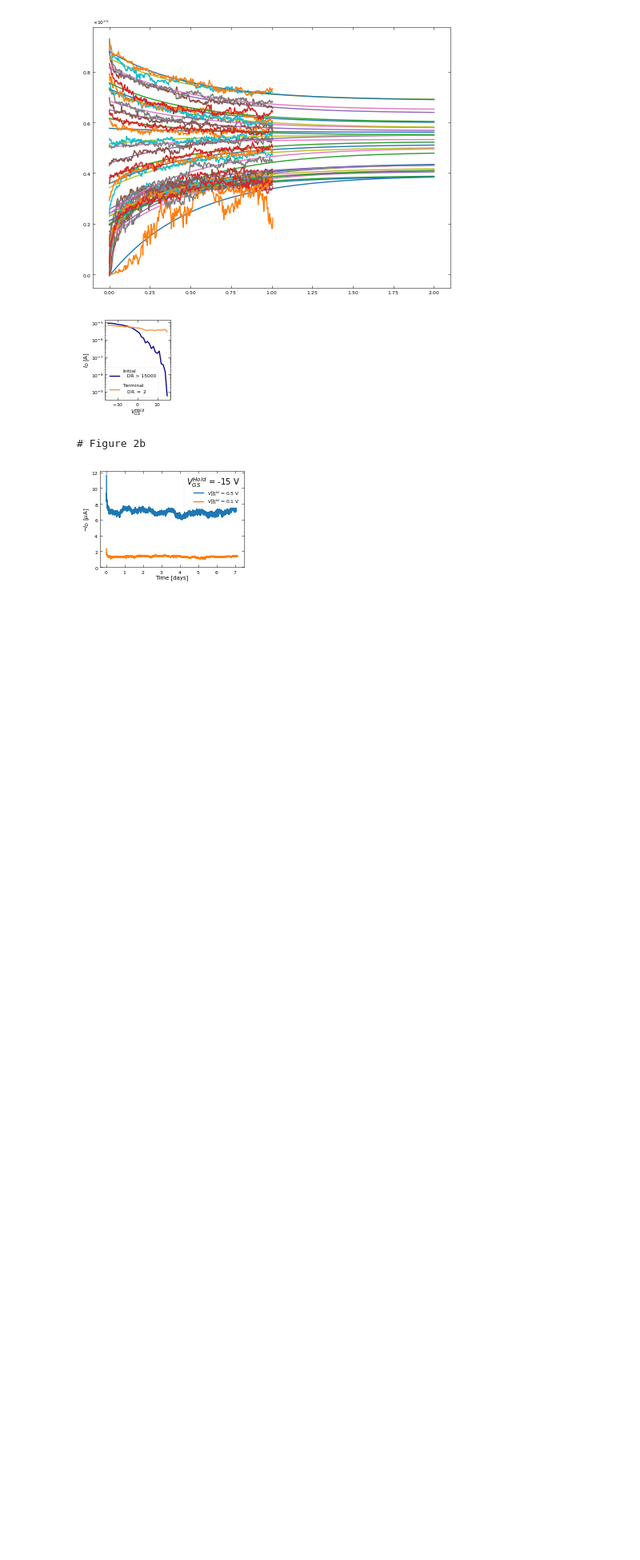
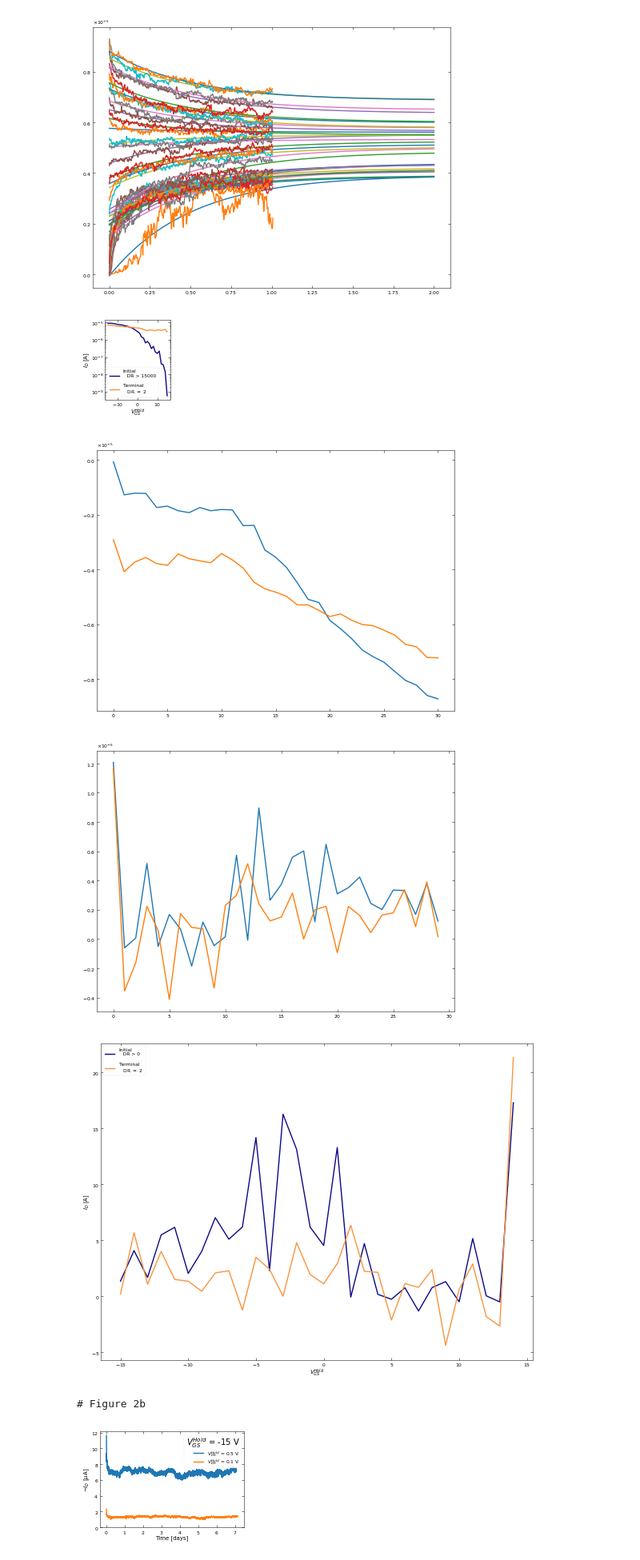
Before and after one commit to stevennoyce/CNT_IV, a Jupyter notebook: b2912a/notebooks/Bias Stress Figures 1.ipynb, the cells around one changed output. Shown at 80% size. Drawn from its saved outputs; the diff is of its cells as text; code cells hidden in the pictures; blank space fills up the shorter version.

```diff
--- a/b2912a/notebooks/Bias Stress Figures 1.ipynb
+++ b/b2912a/notebooks/Bias Stress Figures 1.ipynb
@@ -406,6 +406,60 @@ plt.savefig(saveFolder + '/Figure 5c - Initial and Terminal Responses.png', tran
 plt.show()
 # %% [output]
 [figure]
+# %%
+IdsInitial = []
+IdsFinal = []
+Vgss = []
+IdsigmasInitial = []
+IdsigmasFinal = []
+
+for parameters in parametersSets:
+    Id = np.array(parameters['Results']['id_data'])
+    Vgs = np.array(parameters['Results']['vgs_data'])
+    startIds = Id[0:30]
+    IdsFinal.append(np.median(Id[-100:-1]))
+    startIdsl = np.polyval(np.polyfit(range(len(startIds)), startIds, 2), range(len(startIds)))
+    startIdsml = np.array(startIds) - startIdsl
+#     plt.plot(startIds)
+#     plt.plot(startIdsl)
+#     plt.plot(startIdsml)
+#     plt.show()
+    IdsInitial.append(startIds)
+    IdsigmasInitial.append(np.std(startIdsml))
+    IdsigmasFinal.append(np.std(Id[-100:-1]))
+    Vgss.append(Vgs[0])
+
+IdsInitial = np.array(IdsInitial)
+IdsFinal = np.array(IdsFinal)
+
+stepHi =(IdsInitial[:-1] - IdsInitial[1:])
+stepHf = (IdsFinal[:-1] - IdsFinal[1:])
+
+plt.plot(IdsInitial)
+plt.plot(IdsFinal)
+plt.show()
+
+plt.plot(stepHi)
+plt.plot(stepHf)
+plt.show()
+
+SNRi = stepHi/IdsigmasInitial[1:]
+SNRf = stepHf/IdsigmasFinal[1:]
+
+# fig = plt.figure(figsize=(1.7,1.89))
+colors = dpu.colorsFromMap('plasma', 0, 0.75, 2)['colors']
+plt.plot(Vgss[1:], SNRi, label='Initial\n   DR > {:.0f}\n'.format(round(IdsInitial[-1]/IdsInitial[0]/1000)*1000), c=colors[0])
+plt.plot(Vgss[1:], SNRf, label="Terminal\n   DR $\\approx$ {:.0f}".format(IdsFinal[-1]/IdsFinal[0]), c=colors[1])
+plt.legend()
+plt.xlabel('$V_{GS}^{{Hold}}$')
+plt.ylabel('$I_D$ [A]')
+plt.tight_layout()
+# plt.savefig(saveFolder + '/Figure 5c - Initial and Terminal Responses.png', transparent=True, dpi=300)
+plt.show()
+# %% [output]
+[figure, added]
+[figure, added]
+[figure, added]
 # %%
 print('# Figure 2b')
 # makePlots('C127', 'X', '15-16', 4, 4, 'FullStaticBiasHistory', (3.3,2.2), saveFolder=saveFolder, plotSaveName='Figure 2 - ', saveFigures=True) # Static Bias
```
Also changed, not shown: parts of 1 cell of this notebook.
